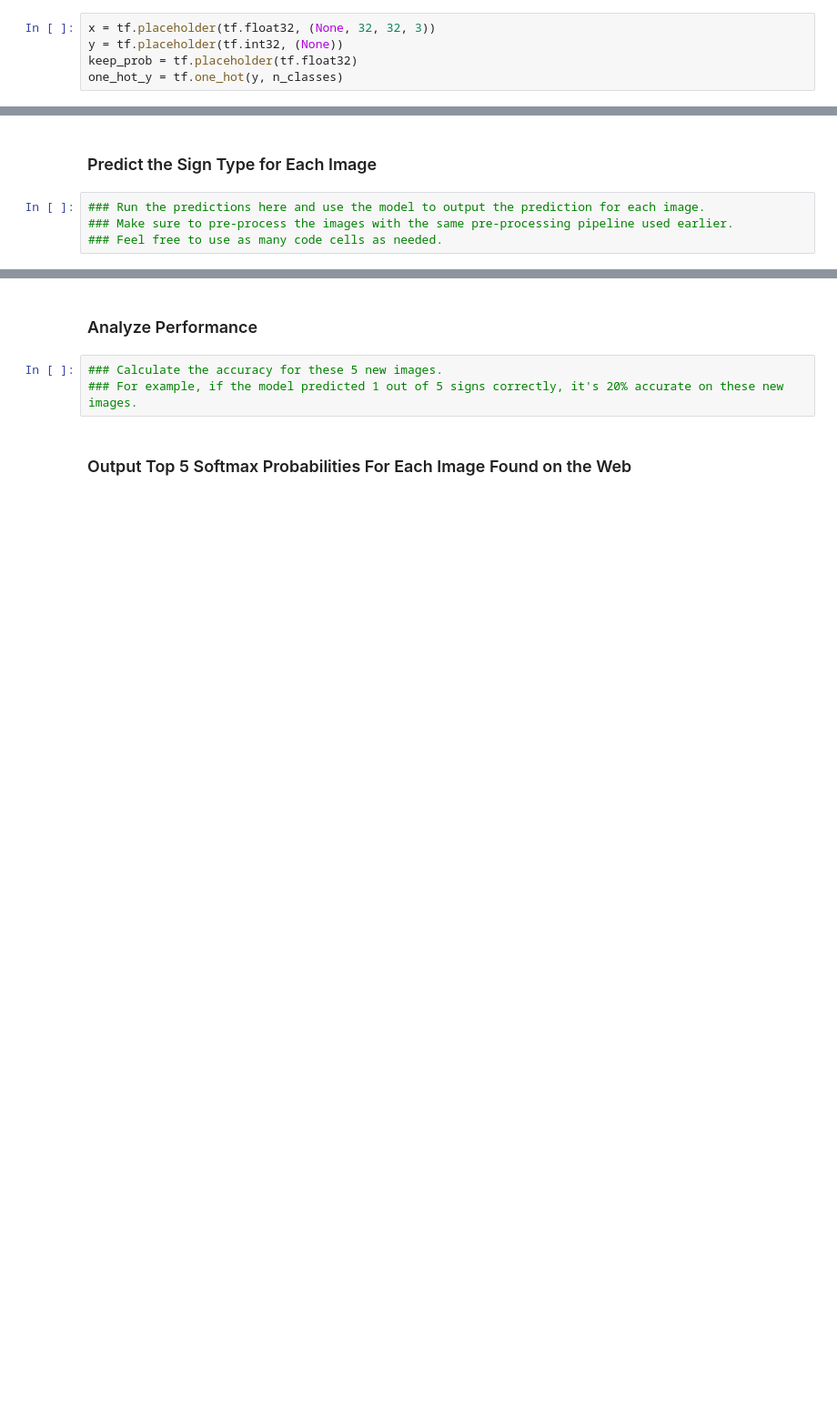
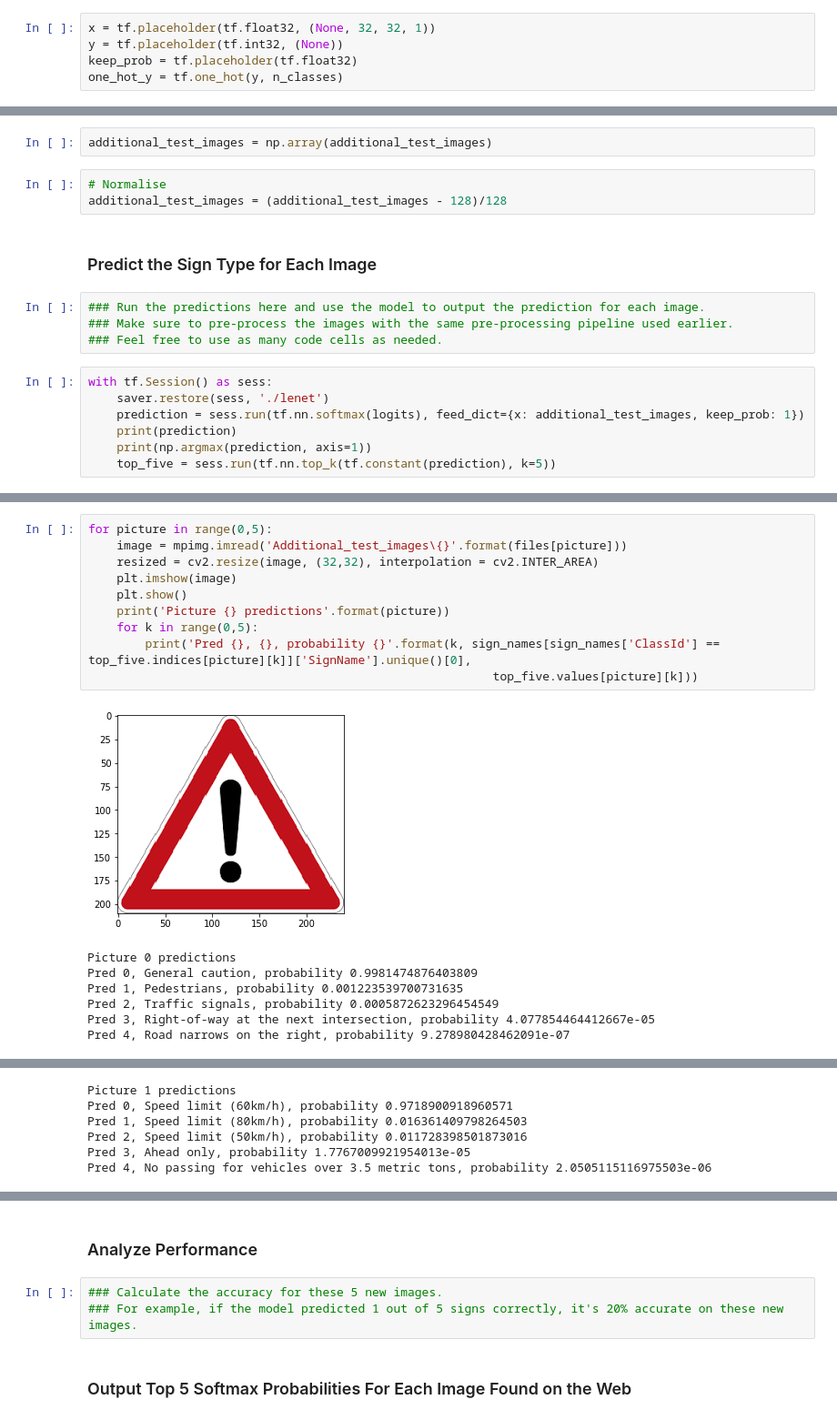
Before and after one commit to AndrewWalker251/traffic_sign_classifier, a Jupyter notebook: Traffic_Sign_Classifier.ipynb, the cells around one changed output, grey strips where cells are left out. Shown: that part at 91% size. Saved outputs shown, nothing was run; the diff lists cells and outputs as text; blank space fills up the shorter version.

```diff
--- a/Traffic_Sign_Classifier.ipynb
+++ b/Traffic_Sign_Classifier.ipynb
@@ -240,7 +303,7 @@ def LeNet(x):
 # %% [markdown]
 ### Train, Validate and Test the Model
 # %%
-x = tf.placeholder(tf.float32, (None, 32, 32, 3))
+x = tf.placeholder(tf.float32, (None, 32, 32, 1))
 y = tf.placeholder(tf.int32, (None))
 keep_prob = tf.placeholder(tf.float32)
 one_hot_y = tf.one_hot(y, n_classes)
@@ -370,6 +523,18 @@ You may find `signnames.csv` useful as it contains mappings from the class id (i
+# %%
+additional_test_images = np.array(additional_test_images)
+# %%
+# Normalise
+additional_test_images = (additional_test_images - 128)/128
 # %% [markdown]
 ### Predict the Sign Type for Each Image
 # %%
 ### Run the predictions here and use the model to output the prediction for each image.
 ### Make sure to pre-process the images with the same pre-processing pipeline used earlier.
 ### Feel free to use as many code cells as needed.
+# %%
+with tf.Session() as sess:
+    saver.restore(sess, './lenet')
+    prediction = sess.run(tf.nn.softmax(logits), feed_dict={x: additional_test_images, keep_prob: 1})
+    print(prediction)
+    print(np.argmax(prediction, axis=1))
+    top_five = sess.run(tf.nn.top_k(tf.constant(prediction), k=5))
@@ -375,0 +587,18 @@ You may find `signnames.csv` useful as it contains mappings from the class id (i
+# %%
+for picture in range(0,5):
+    image = mpimg.imread('Additional_test_images\{}'.format(files[picture]))
+    resized = cv2.resize(image, (32,32), interpolation = cv2.INTER_AREA)
+    plt.imshow(image)
+    plt.show()
+    print('Picture {} predictions'.format(picture))
+    for k in range(0,5):
+        print('Pred {}, {}, probability {}'.format(k, sign_names[sign_names['ClassId'] == top_five.indices[picture][k]]['SignName'].unique()[0],
+                                                         top_five.values[picture][k]))
+# %% [output]
+[figure, added]
+Picture 0 predictions
+Pred 0, General caution, probability 0.9981474876403809
+Pred 1, Pedestrians, probability 0.001223539700731635
+Pred 2, Traffic signals, probability 0.0005872623296454549
+Pred 3, Right-of-way at the next intersection, probability 4.077854464412667e-05
+Pred 4, Road narrows on the right, probability 9.278980428462091e-07
@@ -375,0 +606,6 @@ You may find `signnames.csv` useful as it contains mappings from the class id (i
+Picture 1 predictions
+Pred 0, Speed limit (60km/h), probability 0.9718900918960571
+Pred 1, Speed limit (80km/h), probability 0.016361409798264503
+Pred 2, Speed limit (50km/h), probability 0.011728398501873016
+Pred 3, Ahead only, probability 1.7767009921954013e-05
+Pred 4, No passing for vehicles over 3.5 metric tons, probability 2.0505115116975503e-06
```
Also changed, not shown: parts of 20 cells of this notebook, 7 other files.
